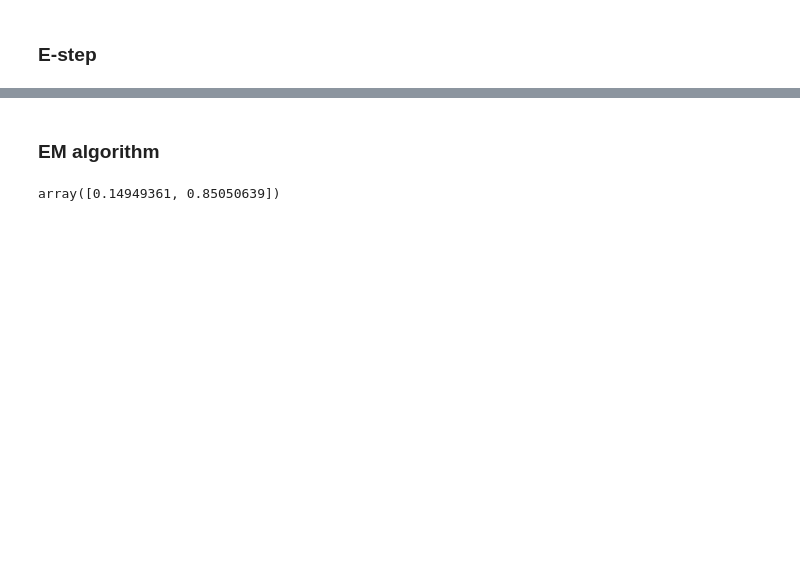
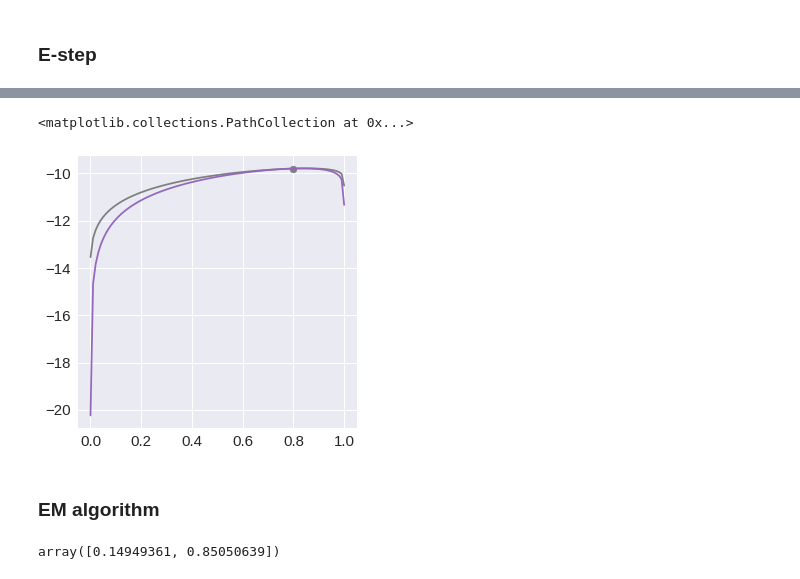
Before and after one commit to khanhnguyendata/ngram, a Jupyter notebook: analysis/part3.ipynb, the cells around one changed output, grey strips where cells are left out. Cells and saved outputs as stored; diff of their text form; code cells hidden in the pictures; blank space fills up the shorter version.

```diff
--- a/analysis/part3.ipynb
+++ b/analysis/part3.ipynb
@@ -121,0 +127,8 @@ ax.scatter(unigram_step_weight,
+# %%
+def calculate_lower_bound_avg_ll(prob_matrix, true_weights, posterior_weights):
+    with np.errstate(invalid='ignore'):
+        lower_bound_components = posterior_weights * np.log2(prob_matrix * true_weights / posterior_weights)
+        lower_bound_components[np.isnan(lower_bound_components)] = 0
+        lower_bound_ll = np.sum(lower_bound_components, axis=1)
+        lower_bound_avg_ll = lower_bound_ll.mean()
+    return lower_bound_avg_ll
@@ -122,3 +158,40 @@ ax.scatter(unigram_step_weight,
+# %%
+def calculate_posterior_probs(prob_matrix, unigram_step_weight):
+    weighted_probs = prob_matrix * [1 - unigram_step_weight, unigram_step_weight]
+    posterior_weights = weighted_probs / np.sum(weighted_probs, axis=1, keepdims=True)
+    return posterior_weights
+# %%
+def calculate_lower_bound_avg_ll(prob_matrix, true_weights, posterior_weights):
+    with np.errstate(invalid='ignore'):
+        lower_bound_components = posterior_weights * np.log2(prob_matrix * true_weights / posterior_weights)
+        lower_bound_components[np.isnan(lower_bound_components)] = 0
+        lower_bound_ll = np.sum(lower_bound_components, axis=1)
+        lower_bound_avg_ll = lower_bound_ll.mean()
+    return lower_bound_avg_ll
+# %%
+dev_avg_lls = []
+dev_lower_bound_avg_lls = []
+
+unigram_step_weight = 0.8
+unigram_weights = np.linspace(0.0001, 1-0.0001, 100)
+posterior_weights = calculate_posterior_probs(dev_prob_matrix[:, [0, 1]], unigram_step_weight)
+
+for unigram_weight in unigram_weights:
+    dev_avg_ll = calculate_avg_ll(dev_prob_matrix[:, [0, 1]], weights=[1-unigram_weight, unigram_weight])
+    dev_avg_lls.append(dev_avg_ll)
+
+    dev_lower_bound_avg_ll = calculate_lower_bound_avg_ll(dev_prob_matrix[:, [0, 1]],
+                                                         true_weights=[1-unigram_weight, unigram_weight],
+                                                         posterior_weights=posterior_weights)
+    dev_lower_bound_avg_lls.append(dev_lower_bound_avg_ll)
+
+fig, ax = plt.subplots(figsize=(5, 5))
+ax.plot(unigram_weights, dev_avg_lls, color='tab:gray', clip_on=False)
+ax.plot(unigram_weights, dev_lower_bound_avg_lls, color='tab:purple', clip_on=False)
+ax.scatter(unigram_step_weight, calculate_avg_ll(dev_prob_matrix[:, [0, 1]], weights=[1-unigram_step_weight, unigram_step_weight]), color='tab:gray', clip_on=False)
+# %% [output]
+<matplotlib.collections.PathCollection at 0x...>
+[figure, added]
 # %% [markdown]
 ### EM algorithm
 # %%
```
Also changed, not shown: parts of 9 cells of this notebook.
